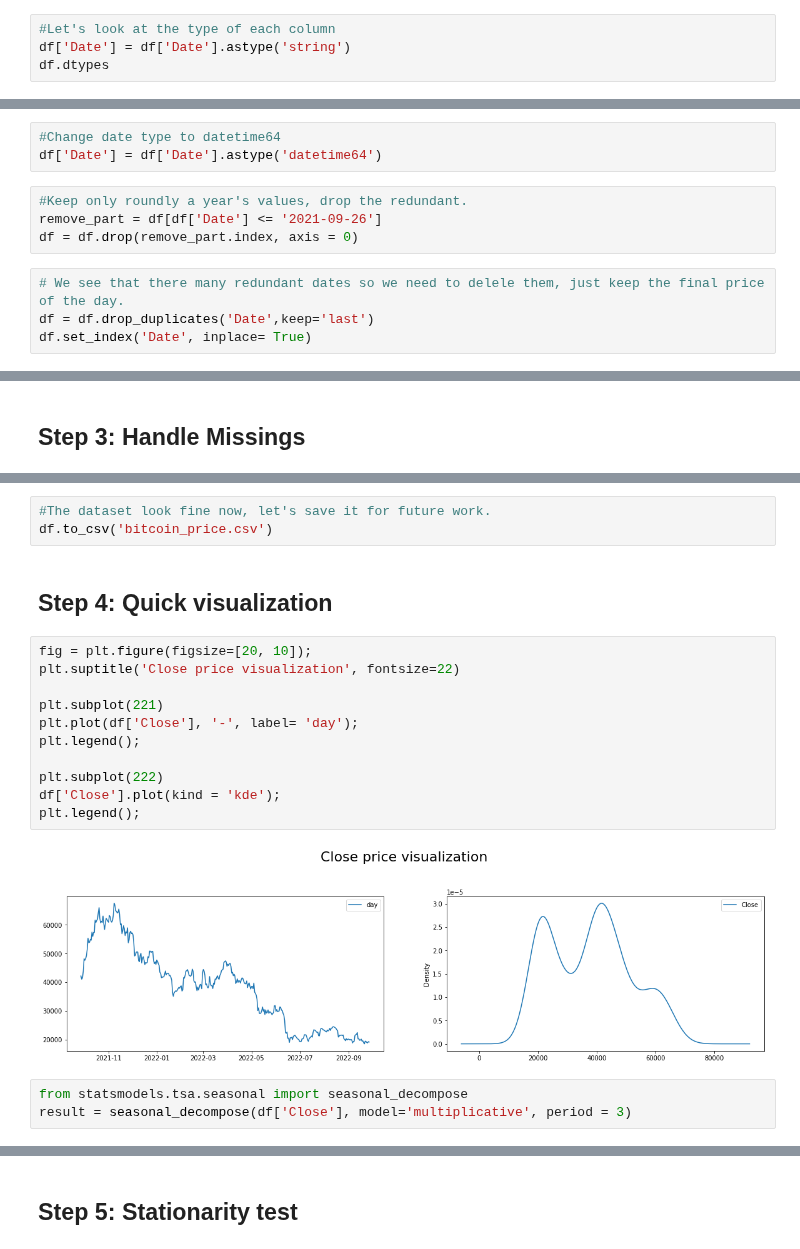
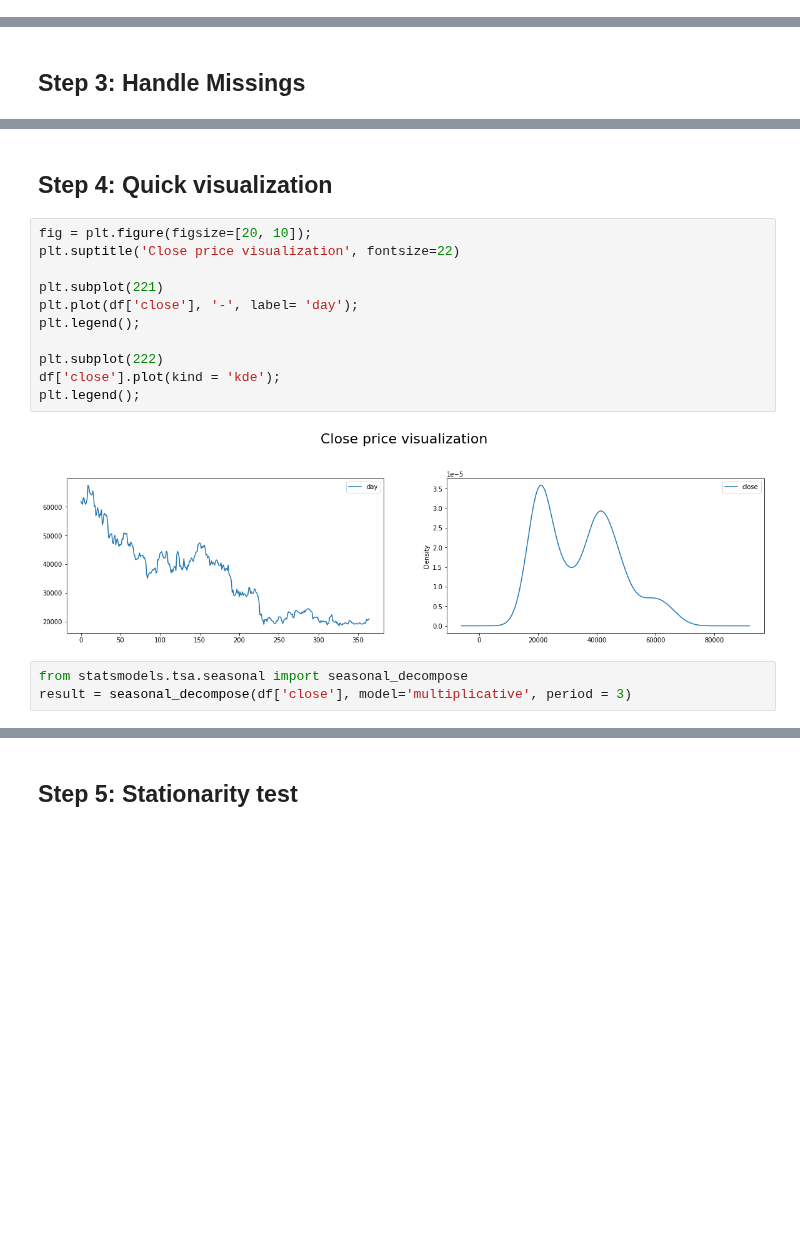
Before and after one commit to huy2212/bitcoin_price_prediction, a Jupyter notebook: ARIMA.ipynb, the cells around one changed output, grey strips where cells are left out. Drawn from its saved outputs; the diff is of its cells as text; blank space fills up the shorter version.

```diff
--- a/ARIMA.ipynb
+++ b/ARIMA.ipynb
@@ -86,4 +52,0 @@ df.tail()
-# %%
-#Let's look at the type of each column
-df['Date'] = df['Date'].astype('string')
-df.dtypes
@@ -121,11 +52,0 @@ remove_time(df['Date'])
-# %%
-#Change date type to datetime64
-df['Date'] = df['Date'].astype('datetime64')
-# %%
-#Keep only roundly a year's values, drop the redundant.
-remove_part = df[df['Date'] <= '2021-09-26']
-df = df.drop(remove_part.index, axis = 0)
-# %%
-# We see that there many redundant dates so we need to delele them, just keep the final price of the day.
-df = df.drop_duplicates('Date',keep='last')
-df.set_index('Date', inplace= True)
@@ -163,25 +74,22 @@ Volume    0
 dtype: int64
-# %%
-#The dataset look fine now, let's save it for future work.
-df.to_csv('bitcoin_price.csv')
 # %% [markdown]
 ## Step 4: Quick visualization
 # %%
 fig = plt.figure(figsize=[20, 10]);
 plt.suptitle('Close price visualization', fontsize=22)
 
 plt.subplot(221)
-plt.plot(df['Close'], '-', label= 'day');
+plt.plot(df['close'], '-', label= 'day');
 plt.legend();
 
 plt.subplot(222)
-df['Close'].plot(kind = 'kde');
+df['close'].plot(kind = 'kde');
 plt.legend();
 # %% [output]
-[figure, old version]
+[figure, new version]
 # %%
 from statsmodels.tsa.seasonal import seasonal_decompose
-result = seasonal_decompose(df['Close'], model='multiplicative', period = 3)
+result = seasonal_decompose(df['close'], model='multiplicative', period = 3)
 # %%
 fig = plt.figure()
 fig = result.plot()
```
Also changed, not shown: parts of 30 cells of this notebook.
